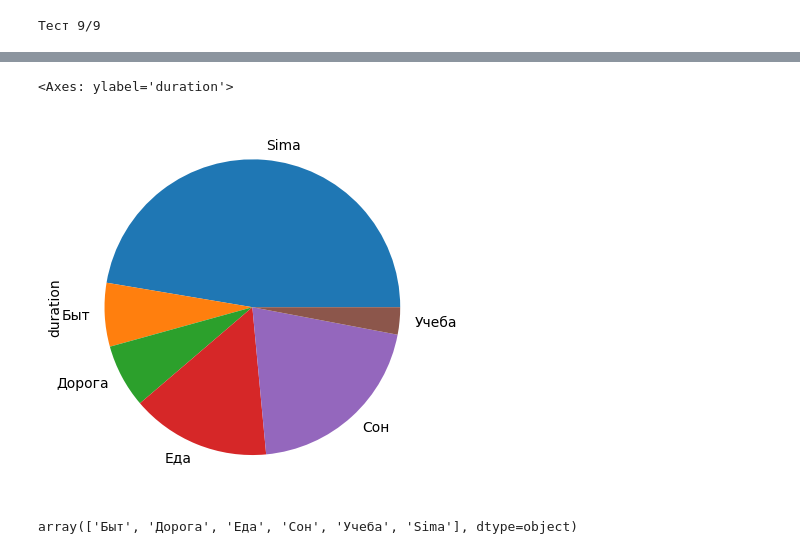
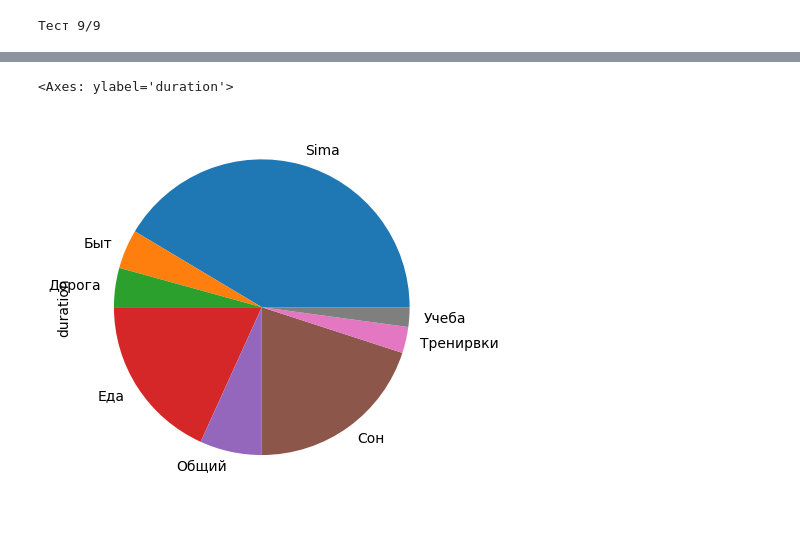
Before and after one commit to Shurick-G/ICalParse, a Jupyter notebook: IcalParse.ipynb, the cells around one changed output, grey strips where cells are left out. Saved outputs shown, nothing was run; the diff lists cells and outputs as text; code cells hidden in the pictures.

```diff
--- a/IcalParse.ipynb
+++ b/IcalParse.ipynb
@@ -44,7 +44,7 @@ for cal, url in cals.items():
     counter += 1
     temp_cal = fn.get_cal(url)
     temp_cal = fn.parse_cal(temp_cal)
-    temp_df = fn.create_schedule(temp_cal, '2023-11-20', '2023-11-26')
+    temp_df = fn.create_schedule(temp_cal, '2023-12-18', '2023-12-24')
     temp_df['cal'] = cal
     #
     schedule = pd.concat([schedule, temp_df], axis=0, ignore_index=True)
@@ -72,9 +72,5 @@ schedule
 # %%
-schedule.groupby('cals').sum('duration').plot.pie(y='duration', legend=False)
+schedule.groupby('cal').sum('duration').plot.pie(y='duration', legend=False, sharey=True)
 # %% [output]
 <Axes: ylabel='duration'>
-[figure, old version]
+[figure, new version]
-# %%
-schedule['cals'].unique()
-# %% [output]
-array(['Быт', 'Дорога', 'Еда', 'Сон', 'Учеба', 'Sima'], dtype=object)
```
Also changed, not shown: parts of 7 cells of this notebook, 1 other file.
